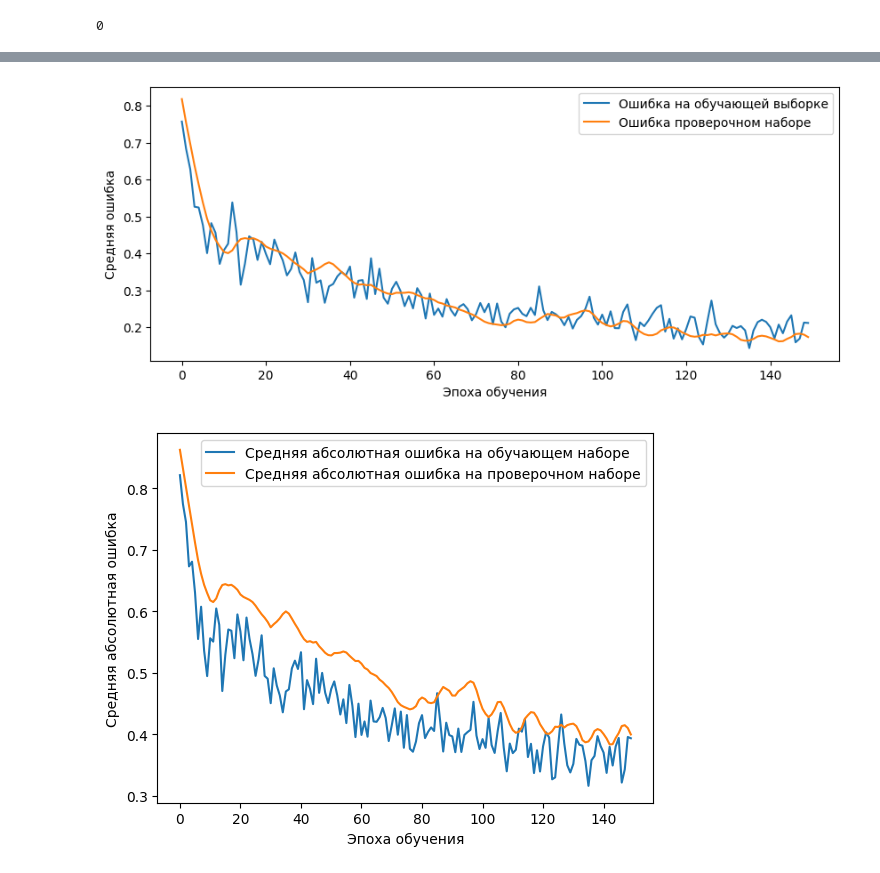
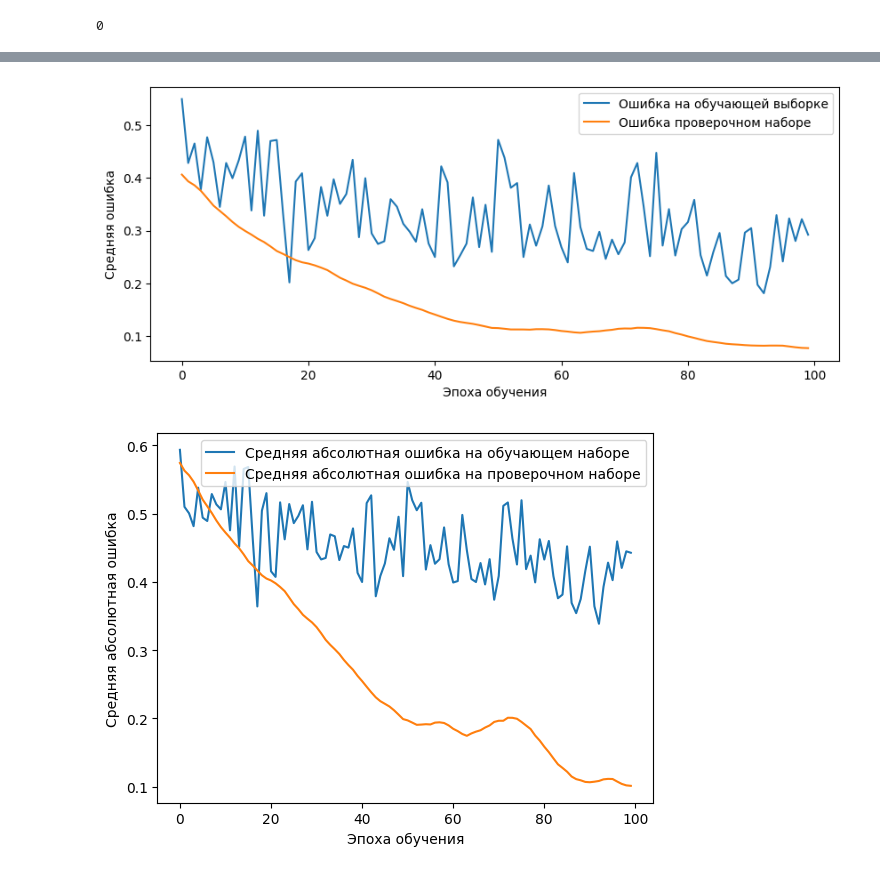
Before and after one commit to Untick/InspectrumClinic_RecSys, a Jupyter notebook: Система_для_профпатолога.ipynb, the cells around one changed output, grey strips where cells are left out. Drawn from its saved outputs; the diff is of its cells as text; code cells hidden in the pictures.

```diff
--- a/Система_для_профпатолога.ipynb
+++ b/Система_для_профпатолога.ipynb
@@ -939,7 +590,7 @@ x_train, x_test, x_train_text1, x_test_text1, x_train_text2, x_test_text2, y_tra
                                                                                                               xTrainProf01,
                                                                                                               xTrainFactor01,
                                                                                                               yTrain,
-                                                                                                              test_size=0.05,
+                                                                                                              test_size=0.2,
                                                                                                               shuffle = False)
 # %% [markdown]
 #Создание архитектуры, обучение, вывод графиков
@@ -958,36 +604,43 @@ gc.collect()
 # %% [output]
 0
 # %%
-x1 = BatchNormalization()(input1) # Создаем ветку х1
-x1 = Dropout(0.5)(x1)
-x1 = Dense(10, activation="relu")(x1)
-x1 = Dense(1000, activation="relu")(x1)
-x1 = Dense(100, activation = "relu")(x1)
+x1 = BatchNormalization()(input1)
+x1 = Dense(1024, activation='relu') (x1)
+x1 = BatchNormalization()(x1)
+x1 = Dropout(0.3)(x1)
+x1 = Dense(768, activation='sigmoid')(x1)
+x1 = BatchNormalization()(x1)
+x1 = Dropout(0.3)(x1)
+x1 = Dense(512, activation='sigmoid')(x1)
 
-x2 = BatchNormalization()(input2) # Создаем ветку х2
-x2 = Dense(50, activation="relu")(input2)
-x2 = Dense(8, activation="tanh")(x2)
-x2 = Dense(5, activation = "elu")(x2)
+x2 = Dense(100, activation='sigmoid') (input2)
+x2 = BatchNormalization()(x2)
+x2 = Dropout(0.3)(x2)
+x2 = Dense(100, activation='hard_sigmoid') (x2)
 
-x3 = BatchNormalization()(input3) # Создаем ветку х3
-x3 = Dense(1000, activation="tanh")(input3)
-x3 = Dense(20, activation = "elu")(x3)
-x3 = Dense(5, activation = "elu")(x3)
 
-x = concatenate([x1, x2, x3]) # Объединяем  ветки
+x3 = Dense(100, activation='sigmoid') (input3)
+x3 = BatchNormalization()(x3)
+x3 = Dropout(0.3)(x3)
+x3 = Dense(100, activation='hard_sigmoid') (x3)
 
-x = Dense(15, activation='relu')(x)
-x = Dropout(0.5)(x)
-x = Dense(2, activation='relu')(x) # Финальный
+x = concatenate([x1, x2, x3])
 
-model = Model((input1, input2, input3), x) # В Model загружаем стартовые и последнюю точки
+x = Dense(100, activation='relu')(x)
+x = BatchNormalization()(x)
+x = Dropout(0.3)(x)
+x = Dense(50, activation='sigmoid')(x)
+x = Dropout(0.3)(x)
+x = Dense(1, activation='linear')(x)
+
+model = Model((input1, input2, input3), x)
 
 model.compile(optimizer=Adam(learning_rate=0.0001), loss='mse', metrics=['mae'])
 
 history = model.fit((x_train, x_train_text1, x_train_text2),
                     y_train,
-                    epochs= 150,
-                    validation_split = 0.1,
+                    epochs= 100,
+                    validation_split = 0.3,
                     verbose=1, shuffle=True)
 
 compare_sharp_loss(history,10,4)
@@ -1012,4 +665,4 @@ Epoch 150/150
-[figure, old version]
+[figure, new version]
 # %%
 plt.plot(history.history['mae'],
          label='Средняя абсолютная ошибка на обучающем наборе')
@@ -1020,4 +673,4 @@ plt.ylabel('Средняя абсолютная ошибка')
 plt.legend()
 plt.show()
 # %% [output]
-[figure, old version]
+[figure, new version]
```
Also changed, not shown: parts of 54 cells of this notebook.
